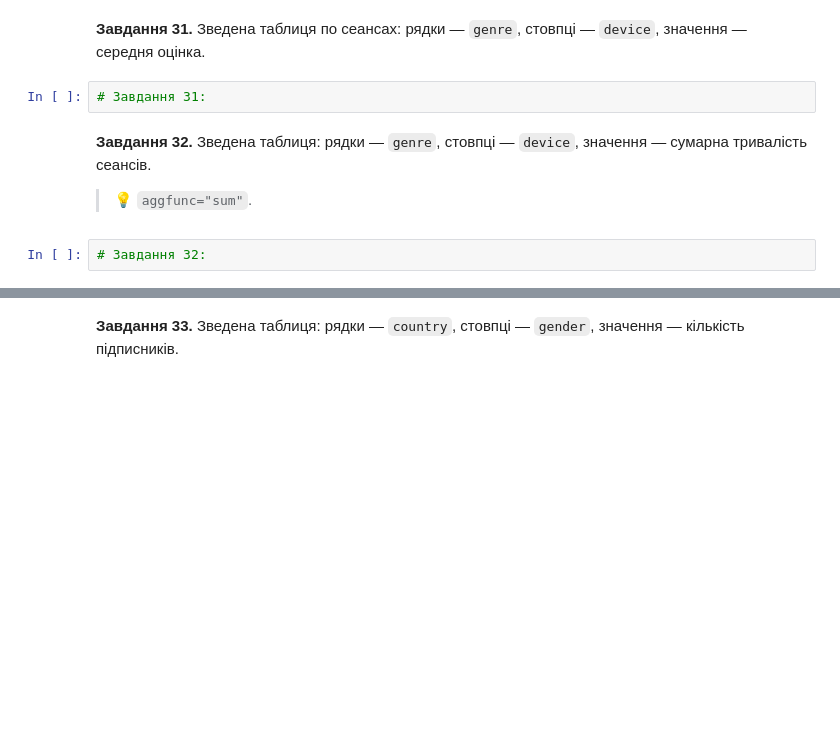
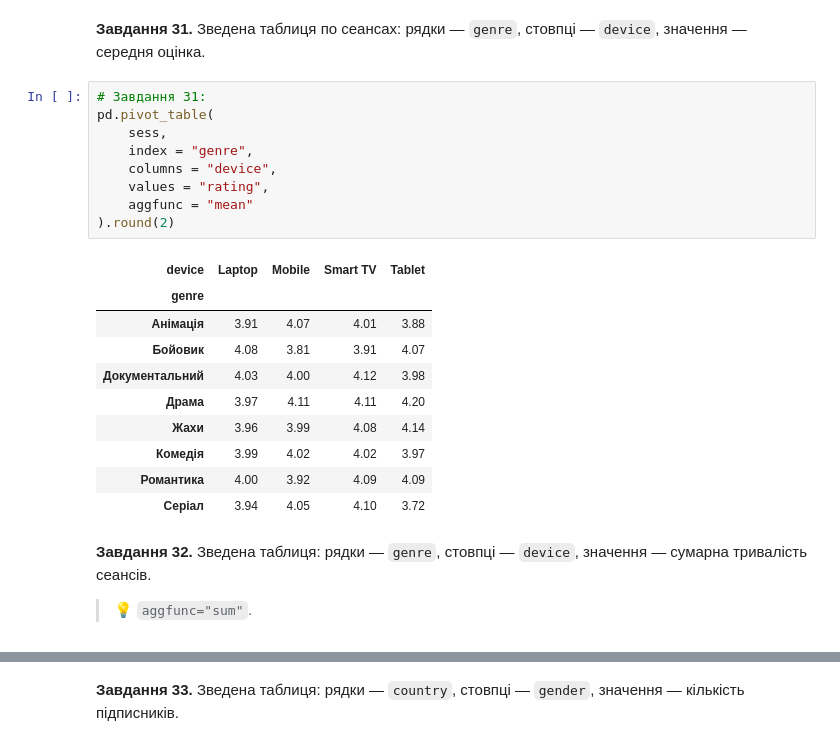
Before and after one commit to DymaStar/DTA_2026, a Jupyter notebook: HW/HW_DimaStar2905Nazar80_"pandas_viz_practice_ipynb".ipynb, the cells around one changed output, grey strips where cells are left out. Saved outputs shown, nothing was run; the diff lists cells and outputs as text; blank space fills up the shorter version.

```diff
--- a/HW/HW_DimaStar2905Nazar80_"pandas_viz_practice_ipynb".ipynb
+++ b/HW/HW_DimaStar2905Nazar80_"pandas_viz_practice_ipynb".ipynb
@@ -611,10 +644,26 @@ pd.pivot_table(df, index="country", columns="plan", values="age", aggfunc="mean"
 # %% [markdown]
 **Завдання 31.** Зведена таблиця по сеансах: рядки — `genre`, стовпці — `device`, значення — середня оцінка.
-# %%
-# Завдання 31:
+# %%
+# Завдання 31:
+pd.pivot_table(
+    sess,
+    index = "genre",
+    columns = "device",
+    values = "rating",
+    aggfunc = "mean"
+).round(2)
+# %% [output]
+| device | Laptop | Mobile | Smart TV | Tablet |
+| genre |  |  |  |  |
+| Анімація | 3.91 | 4.07 | 4.01 | 3.88 |
+| Бойовик | 4.08 | 3.81 | 3.91 | 4.07 |
+| Документальний | 4.03 | 4.00 | 4.12 | 3.98 |
+| Драма | 3.97 | 4.11 | 4.11 | 4.20 |
+| Жахи | 3.96 | 3.99 | 4.08 | 4.14 |
+| Комедія | 3.99 | 4.02 | 4.02 | 3.97 |
+| Романтика | 4.00 | 3.92 | 4.09 | 4.09 |
+| Серіал | 3.94 | 4.05 | 4.10 | 3.72 |
 # %% [markdown]
 **Завдання 32.** Зведена таблиця: рядки — `genre`, стовпці — `device`, значення — сумарна тривалість сеансів.
 
 > 💡 `aggfunc="sum"`.
-# %%
-# Завдання 32:
```
Also changed, not shown: parts of 15 cells of this notebook.
